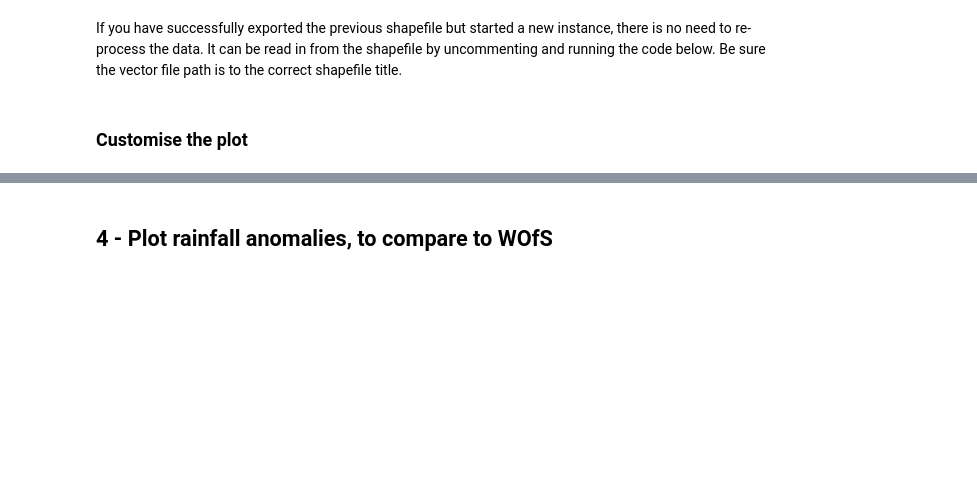
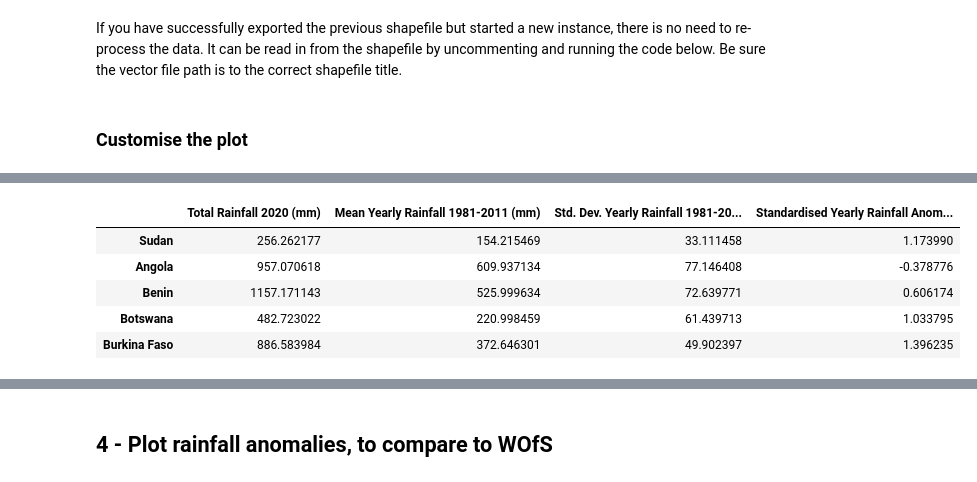
Before and after one commit to digitalearthafrica/wofs-validation, a Jupyter notebook: 03_Figures_for_paper/Plot_WofS_by_country.ipynb, the cells around one changed output, grey strips where cells are left out. Saved outputs shown, nothing was run; the diff lists cells and outputs as text; code cells hidden in the pictures; blank space fills up the shorter version.

```diff
--- a/03_Figures_for_paper/Plot_WofS_by_country.ipynb
+++ b/03_Figures_for_paper/Plot_WofS_by_country.ipynb
@@ -94,7 +90,7 @@ anomaly = {}
 i = 0
 
 # Loop through polygons in geodataframe and extract satellite data
-for index, row in gdf.iterrows():
+for index, row in gdf[21:].iterrows():
 
     print(" Feature {:02}/{:02}\r".format(i + 1, len(gdf)),
                   end='')
@@ -120,10 +116,6 @@ for index, row in gdf.iterrows():
 
     #calculate area of pixels
     area_per_pixel = query["resolution"][1]**2 / 1000**2
-
-    #area of water for each year
-    g0, g1, g2 = gc.get_threshold()
-    gc.set_threshold(g0*2, g1*2, g2*2)
 
     ds_area = (ds.sum(dim=['x', 'y']) * area_per_pixel).compute()
 
@@ -272,9 +263,9 @@ This can be used to sense-check a country that has a year which deviates a lot f
 # %%
-vector_file = "Plot_WOfS_by_country-data/african_countries.shp"
+year='2020'
+vector_file = 'results/geojsons/wofs_water_extent_africa_'+year+'.geojson'
 gdf = gpd.read_file(vector_file)
 # %%
 attribute_col = 'name'
-year = '2015'
 
 resolution = (-5000, 5000) # native CHIRPS resolution
 output_crs = 'EPSG:6933'
@@ -283,4 +274,5 @@ measurements = ['rainfall']
 query = {'measurements': measurements,
          'resolution': resolution,
          'output_crs': output_crs,
+         'dask_chunks':dict(x=1000,y=1000)
          }
@@ -289,0 +279,9 @@ This gives a suitable baseline to compare the yearly CHIRPS data to. The CHPclim
+# %%
+year_rain = {}
+rain_mean = {}
+rain_std = {}
+rain_anomaly = {}
+rain_min = {}
+rain_idxmin = {}
+rain_max = {}
+rain_idxmax = {}
@@ -369,0 +370,30 @@ gdf.head()
+# %%
+df_rain = pd.DataFrame.from_dict(
+    [
+        year_rain,
+        rain_mean,
+        rain_std,
+        rain_anomaly,
+    ]
+).T.rename(
+    {
+        0: "Total Rainfall " + year + " (mm)",
+        1: "Mean Yearly Rainfall 1981-2011 (mm)",
+        2: "Std. Dev. Yearly Rainfall 1981-2011 (mm)",
+        3: "Standardised Yearly Rainfall Anomaly "+year,
+#         4: "Max Water Extent 2000-2020 (km2)",
+#         5: "Min Rainfall 1981-20 (km2)",
+#         6: "Year of Max Water Extent 2000-2020 (km2)",
+#         7: "Year of Min Water Extent 2000-2020 (km2)",
+    },
+    axis=1,
+)
+
+df_rain.head()
+# %% [output]
+|  | Total Rainfall 2020 (mm) | Mean Yearly Rainfall 1981-2011 (mm) | Std. Dev. Yearly Rainfall 1981-20... | Standardised Yearly Rainfall Anom... |
+| Sudan | 256.262177 | 154.215469 | 33.111458 | 1.173990 |
+| Angola | 957.070618 | 609.937134 | 77.146408 | -0.378776 |
+| Benin | 1157.171143 | 525.999634 | 72.639771 | 0.606174 |
+| Botswana | 482.723022 | 220.998459 | 61.439713 | 1.033795 |
+| Burkina Faso | 886.583984 | 372.646301 | 49.902397 | 1.396235 |
```
Also changed, not shown: parts of 20 cells of this notebook, 51 other files.
